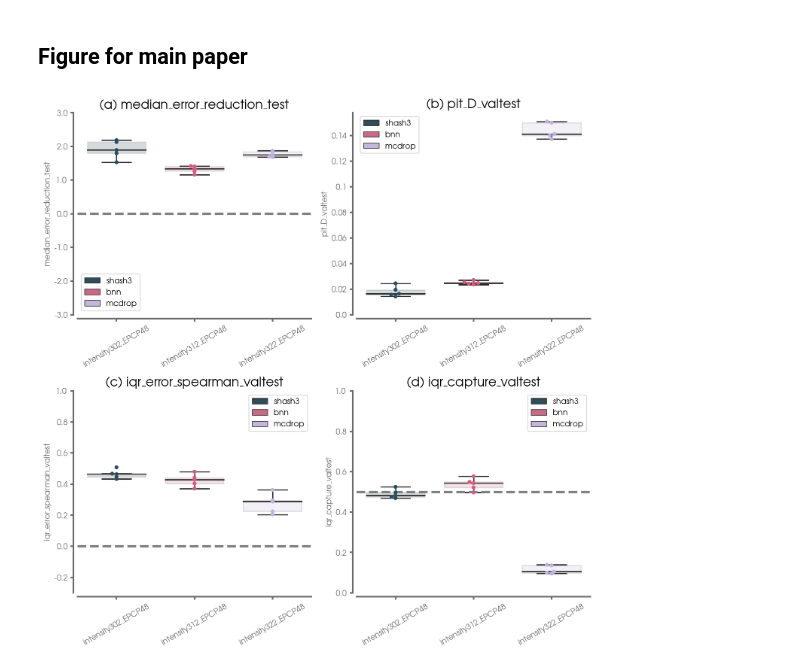
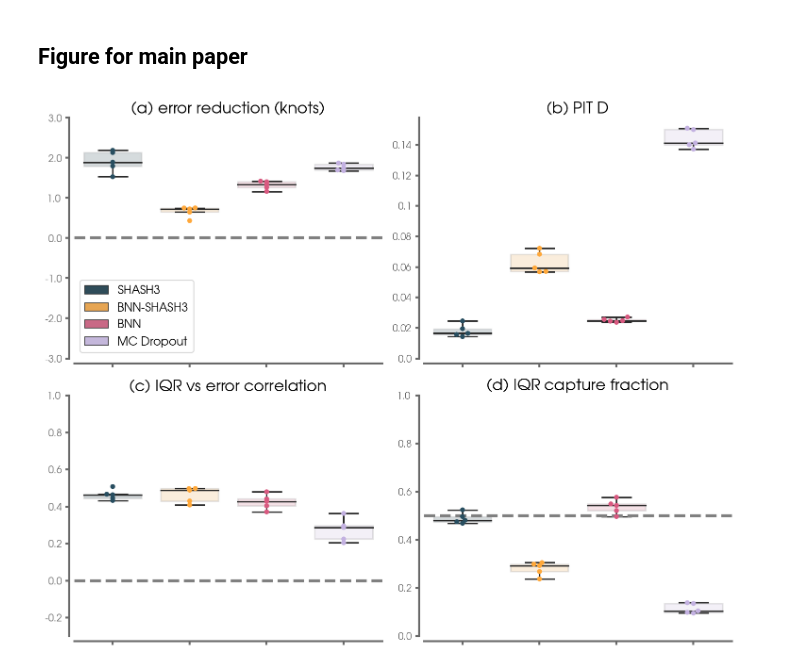
Before and after one commit to eabarnes1010/hurricane_uqcomparisons, a Jupyter notebook: _plot_uqMetrics.ipynb, the cells around one changed output. Cells and saved outputs as stored; diff of their text form; code cells hidden in the pictures.

Commit message:
added bnn+shash model type

```diff
--- a/_plot_uqMetrics.ipynb
+++ b/_plot_uqMetrics.ipynb
@@ -30,12 +30,13 @@ mpl.rcParams["figure.dpi"] = 150
 np.warnings.filterwarnings("ignore", category=np.VisibleDeprecationWarning)
 # %%
 __author__ = "Randal J Barnes and Elizabeth A. Barnes"
-__version__ = "18 March 2022"
+__version__ = "11 May 2022"
 
 EXP_NAME_LIST = (
                  "intensity302_EPCP48",
-                 "intensity312_EPCP48",
-                 "intensity322_EPCP48",
+                 "intensity315_EPCP48",
+                 "intensity412_EPCP48",
+                 "intensity422_EPCP48",
                  )
 
 APPEND_NAME = ''#'_paper'
@@ -145,7 +167,7 @@ if BEST_VAL_ONLY:
 ## Figure for main paper
 # %%
 import seaborn as sns
-colors = ('#284E60','#D95980','#C3B1E1')#('#284E60','#E1A730','#D95980','#C3B1E1','#351F27','#A9C961')
+colors = ('#284E60','#FFA83A','#D95980','#C3B1E1',)#('#284E60','#E1A730','#D95980','#C3B1E1','#351F27','#A9C961')
 panel_letters = ('(a)','(b)','(c)','(d)')
 x_axis_list = ("exp_name",)#("basin_lead", "exp_name")
 
@@ -155,9 +177,14 @@ metric_list = ('median_error_reduction_test',
                'iqr_error_spearman_valtest',
                'iqr_capture_valtest',
               )
+title_text = ('(a) error reduction (knots)',
+              '(b) PIT D',
+              '(c) IQR vs error correlation',
+              '(d) IQR capture fraction',
+             )
 
 for x_axis in x_axis_list:
-    f, axs = plt.subplots(2, 2, figsize=(10,10))
+    f, axs = plt.subplots(2, 2, figsize=(10,8))
     axs = axs.flatten()
 
     for imetric, metric in enumerate([m + metric_data for m in metric_list]):
@@ -182,43 +209,54 @@ for x_axis in x_axis_list:
                            size=5,
                            dodge=False,
                            ax=ax)
-        handles, labels = ax.get_legend_handles_labels()
-        ax.legend(handles[:3], labels[:3],fontsize=10,frameon=True)
+        if imetric == 0:
+            handles, labels = ax.get_legend_handles_labels()
+            # ax.legend(handles[:3], labels[:3],fontsize=12,frameon=True)
+            ax.legend(handles[:4],('SHASH3','BNN-SHASH3','BNN','MC Dropout'),fontsize=12,frameon=True)
+        else:
+            ax.get_legend().remove()
 
         if(metric.find('iqr_capture') > -1):
             ax.axhline(y=0.5,linewidth=3,linestyle='--',color='gray')
             ax.set_ylim(0,1.0)
         if(metric.find('pit_D') > -1):
             ax.set_ylim(0,None)
         if(metric.find('reduction') > -1):
             ax.axhline(y=0.0,linewidth=3,linestyle='--',color='gray')
             ax.set_ylim(-3.,3.)
         if(metric.find('reduction') == -1 and metric.find('n_error') > -1):
             ax.set_ylim(0.,22.)
         if(metric.find('iqr_error')> -1):
             ax.set_ylim(-.3,1.)
             ax.axhline(y=0.0,linewidth=3,linestyle='--',color='gray')
 
-        ax.set_title(panel_letters[imetric] + ' ' + metric + APPEND_NAME,
+        ax.set_title(title_text[imetric],
                      fontsize=FS,
                      color='k',
                     )
+
+        # ax.set_title(panel_letters[imetric] + ' ' + metric + APPEND_NAME,
+        #              fontsize=FS,
+        #              color='k',
+        #             )
         # ax.get_legend().remove()
         x_tick_labels = ax.get_xticklabels()
-        ax.set_xticklabels(x_tick_labels,rotation = 30)
+        ax.set_xticklabels([])
+        # ax.set_xticklabels(x_tick_labels,rotation = 30)
         yticks = np.around(ax.get_yticks(),3)
         ax.set_yticklabels(yticks)
+        ax.set_ylabel('')
 
         format_spines(ax)
         ax.set_xticklabels(x_tick_labels,rotation = 30)
         ax.set_xlabel('')
 
     plt.tight_layout()
     plt.savefig(FIGURE_PATH + 'uq_comparisonsMetrics' + APPEND_NAME + '.png', dpi=dpiFig)
     # plt.close()
     plt.show()
 # %% [output]
-[figure, old version]
+[figure, new version]
 # %%
 for exp_name in df_metrics["exp_name"].unique():
     df_show = df_metrics.loc[df_metrics["exp_name"]==exp_name][["exp_name",
```
Also changed, not shown: parts of 2 cells of this notebook, 9 other files.
